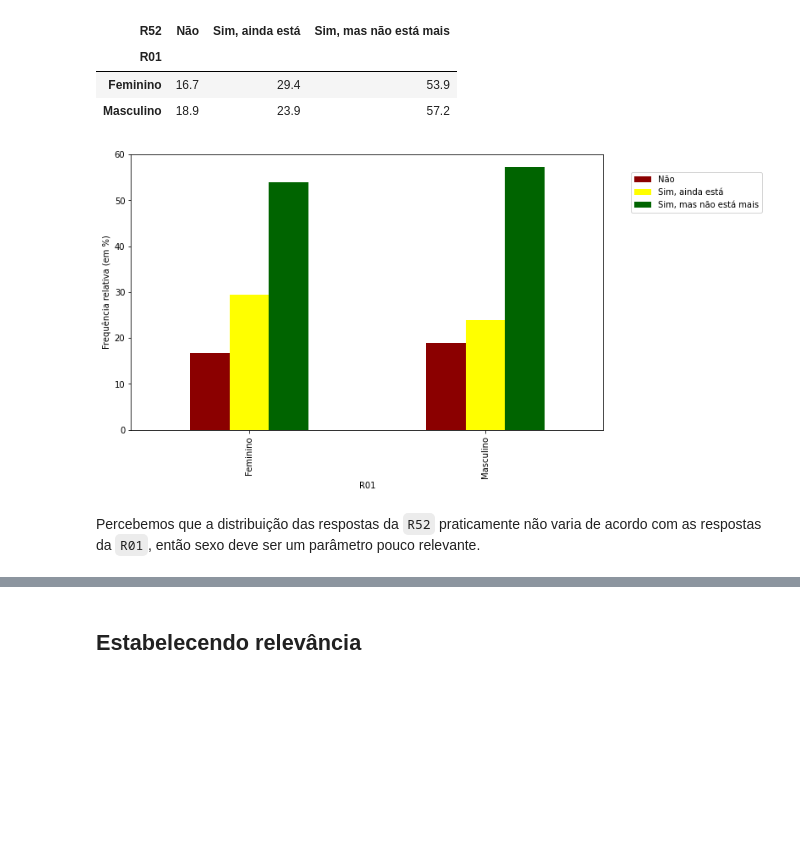
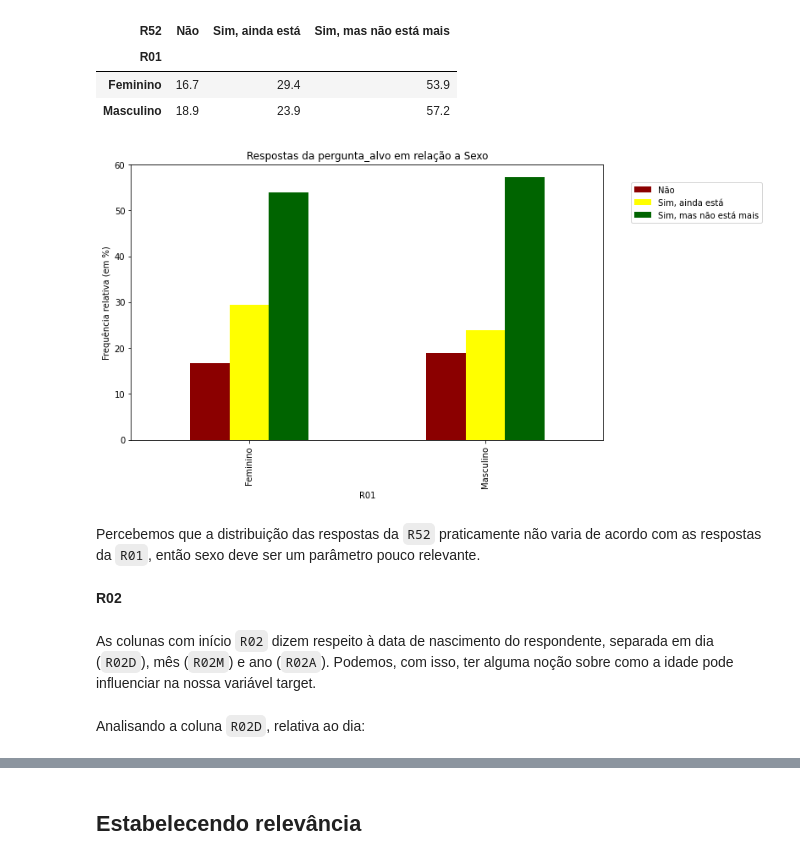
Before and after one commit to insper-classroom/23-1a-cd-p2-anderson_samuel_vinicius, a Jupyter notebook: Relatório.ipynb, the cells around one changed output, grey strips where cells are left out. Cells and saved outputs as stored; diff of their text form; code cells hidden in the pictures; blank space fills up the shorter version.

```diff
--- a/Relatório.ipynb
+++ b/Relatório.ipynb
@@ -603,12 +603,19 @@ serasa_x_sexo
 # %%
 cores = ['darkred', 'yellow','darkgreen']
 
 serasa_x_sexo.plot.bar(color = cores, figsize=(10, 6))
 plt.ylabel('Frequência relativa (em %)')
 plt.legend(loc='center')
 plt.legend(bbox_to_anchor=(1.05, 0.95)); # Coloca legenda para fora da janela gráfica
+plt.title('Respostas da pergunta_alvo em relação a Sexo')
 plt.show()
 # %% [output]
-[figure, old version]
+[figure, new version]
 # %% [markdown]
 Percebemos que a distribuição das respostas da `R52` praticamente não varia de acordo com as respostas da `R01`, então sexo deve ser um parâmetro pouco relevante.
+# %% [markdown]
+**R02**
+# %% [markdown]
+As colunas com início `R02` dizem respeito à data de nascimento do respondente, separada em dia (`R02D`), mês (`R02M`) e ano (`R02A`). Podemos, com isso, ter alguma noção sobre como a idade pode influenciar na nossa variável target.
+# %% [markdown]
+Analisando a coluna `R02D`, relativa ao dia:
```
Also changed, not shown: parts of 42 cells of this notebook.
